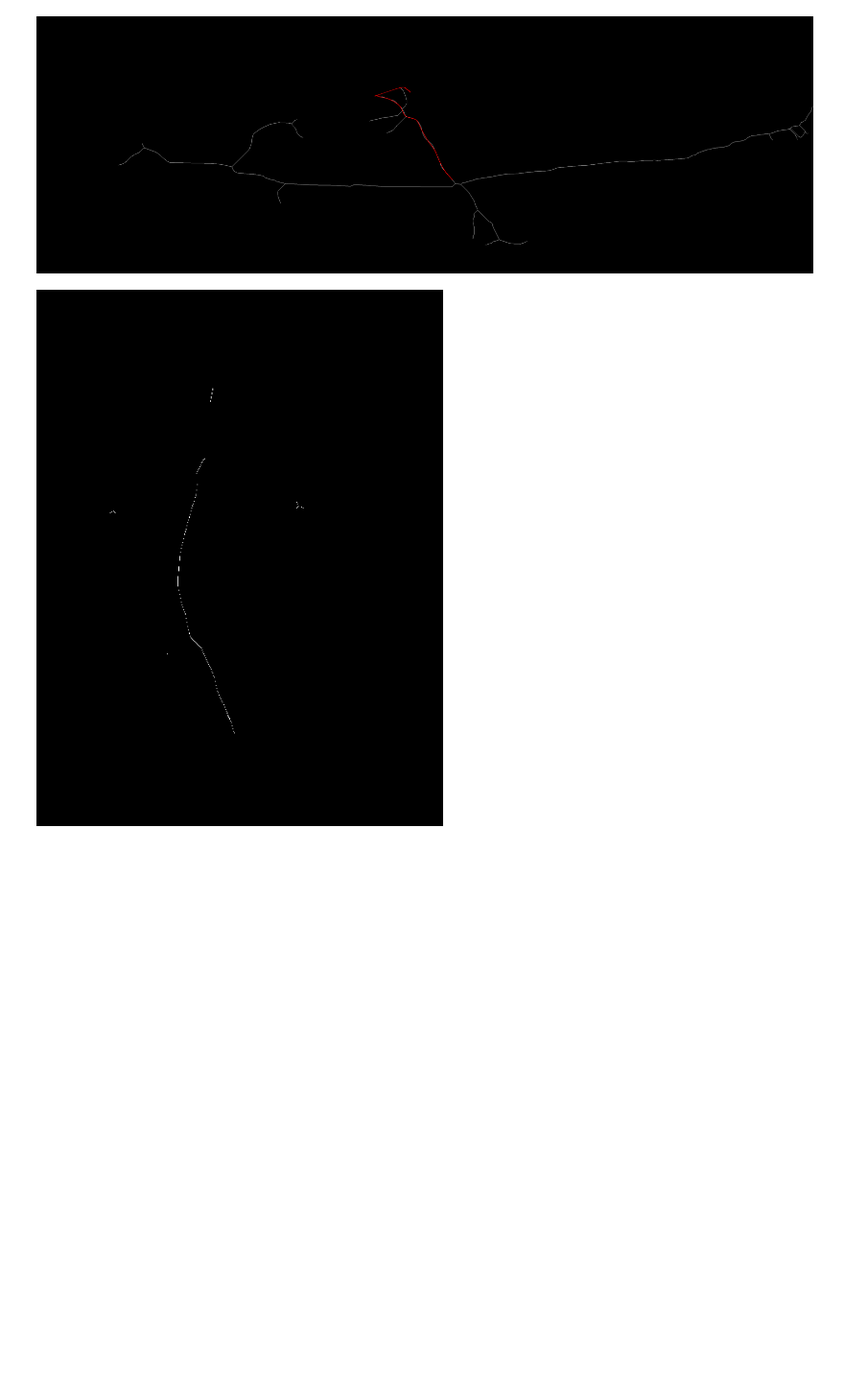
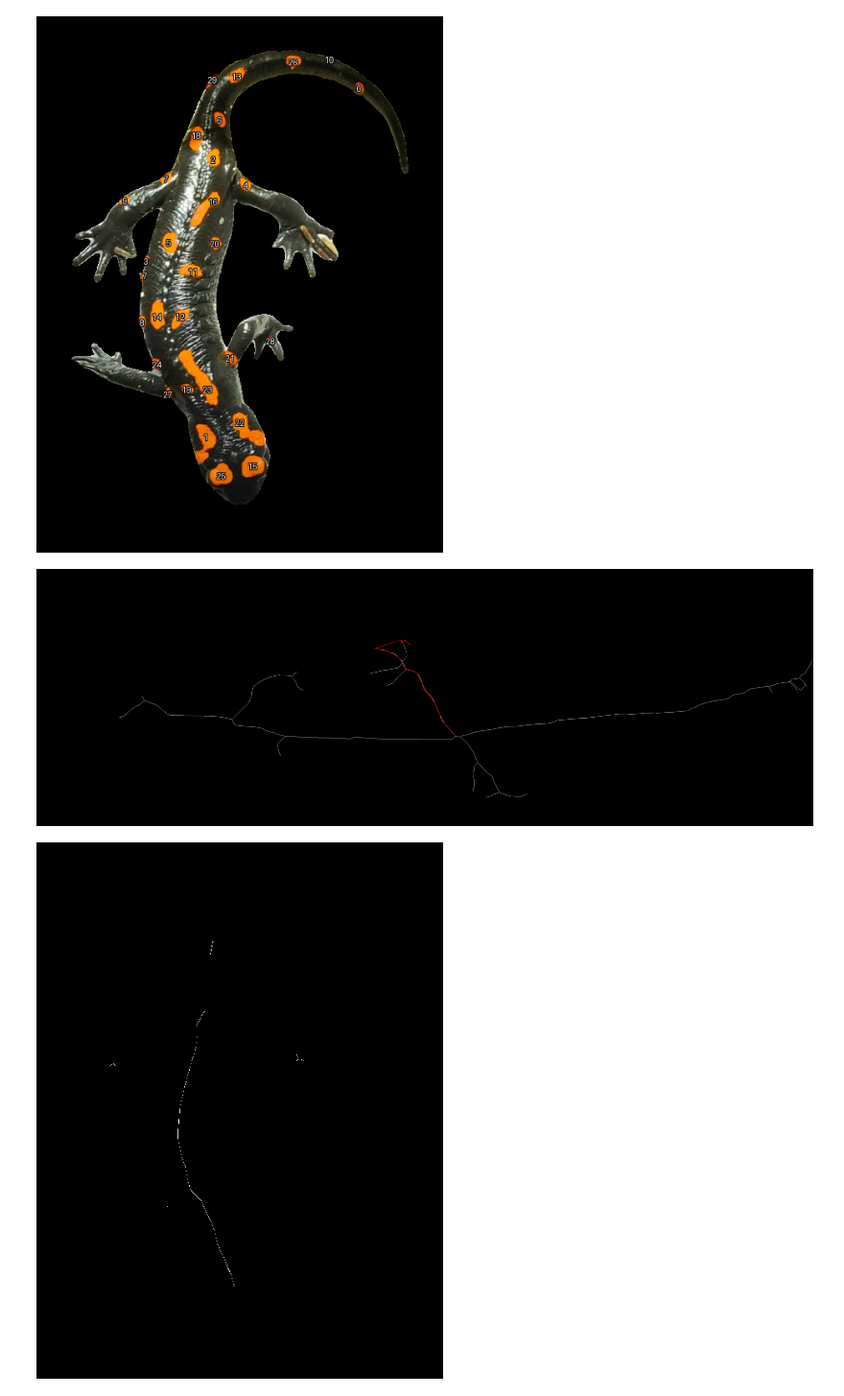
Before and after one commit to pavelkov/slmndr, a Jupyter notebook: notebooks/geometry.ipynb, the cells around one changed output. Shown at 96% size. Cells and saved outputs as stored; diff of their text form; code cells hidden in the pictures; blank space fills up the shorter version.

```diff
--- a/notebooks/geometry.ipynb
+++ b/notebooks/geometry.ipynb
@@ -33,3 +83,7 @@ PIL.Image.fromarray(draw_bezier(skeletonize(salamandra.body.detection.mask), sal
+# %%
+PIL.Image.fromarray(overlay_spot_masks_with_numbers(np.array(salamandras['1'].body.detection.masked_image),  salamandras['1'].spots))
+# %% [output]
+[figure, added]
 # %%
 r = LOOKUP_RADIUS_FACTOR * scale
 a_range = ANGLE_LOOKUP_RANGE
```
Also changed, not shown: parts of 7 cells of this notebook, 2 other files.
